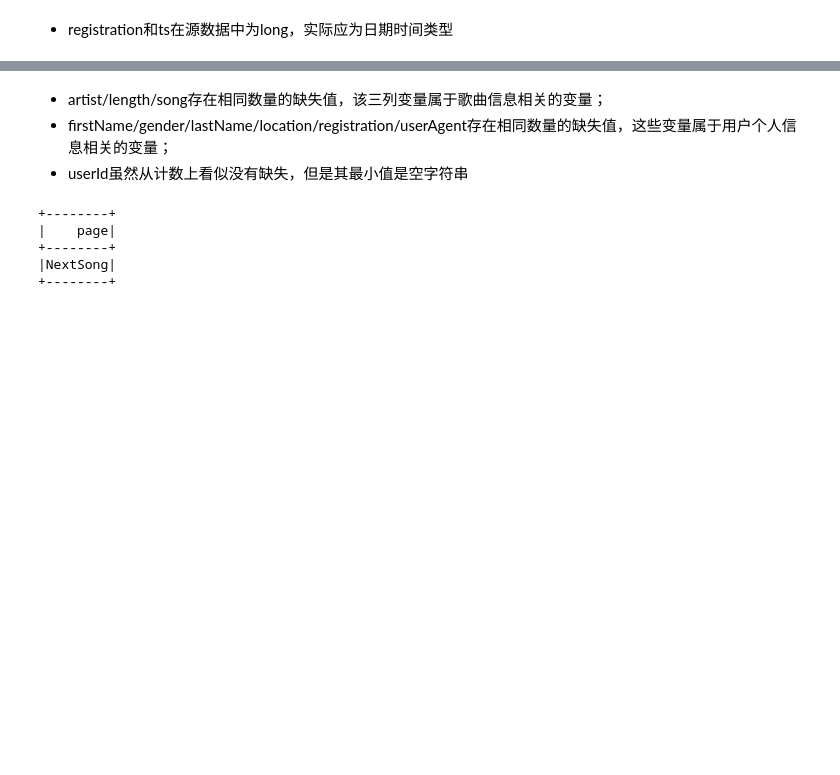
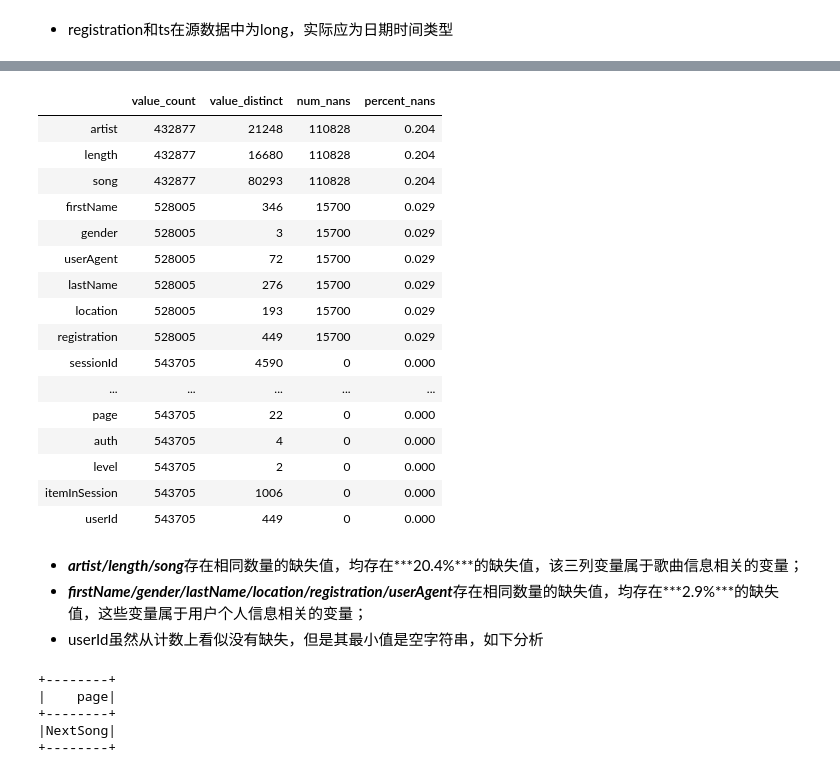
Before and after one commit to NovelAn/Sparkify, a Jupyter notebook: Sparkify-zh.ipynb, the cells around one changed output, grey strips where cells are left out. Drawn from its saved outputs; the diff is of its cells as text; code cells hidden in the pictures; blank space fills up the shorter version.

```diff
--- a/Sparkify-zh.ipynb
+++ b/Sparkify-zh.ipynb
@@ -127,7 +118,39 @@ df_descirbe.toPandas()
+# %%
+# 检查各个特征的描述性数值
+def build_feat_info(df):
+    return pd.DataFrame(data={
+        "value_count":[df[x].count() for x in df.columns],
+        "value_distinct":[df[x].unique().shape[0] for x in df.columns],
+        "num_nans":[df[x].isnull().sum() for x in df.columns],
+        "percent_nans":[round((df[x].isnull().sum())/(df[x].shape[0]),3) for x in df.columns]
+    },index=df.columns)
+
+data_df = df.toPandas()
+feat_info = build_feat_info(data_df)
+# %%
+feat_info.sort_values('percent_nans', axis=0, ascending=False)
+# %% [output]
+|  | value_count | value_distinct | num_nans | percent_nans |
+| artist | 432877 | 21248 | 110828 | 0.204 |
+| length | 432877 | 16680 | 110828 | 0.204 |
+| song | 432877 | 80293 | 110828 | 0.204 |
+| firstName | 528005 | 346 | 15700 | 0.029 |
+| gender | 528005 | 3 | 15700 | 0.029 |
+| userAgent | 528005 | 72 | 15700 | 0.029 |
+| lastName | 528005 | 276 | 15700 | 0.029 |
+| location | 528005 | 193 | 15700 | 0.029 |
+| registration | 528005 | 449 | 15700 | 0.029 |
+| sessionId | 543705 | 4590 | 0 | 0.000 |
+| ... | ... | ... | ... | ... |
+| page | 543705 | 22 | 0 | 0.000 |
+| auth | 543705 | 4 | 0 | 0.000 |
+| level | 543705 | 2 | 0 | 0.000 |
+| itemInSession | 543705 | 1006 | 0 | 0.000 |
+| userId | 543705 | 449 | 0 | 0.000 |
 # %% [markdown]
-- artist/length/song存在相同数量的缺失值，该三列变量属于歌曲信息相关的变量；
-- firstName/gender/lastName/location/registration/userAgent存在相同数量的缺失值，这些变量属于用户个人信息相关的变量；
-- userId虽然从计数上看似没有缺失，但是其最小值是空字符串
+- ***artist/length/song***存在相同数量的缺失值，均存在***20.4%***的缺失值，该三列变量属于歌曲信息相关的变量；
+- ***firstName/gender/lastName/location/registration/userAgent***存在相同数量的缺失值，均存在***2.9%***的缺失值，这些变量属于用户个人信息相关的变量；
+- userId虽然从计数上看似没有缺失，但是其最小值是空字符串，如下分析
 # %%
 # 观察歌曲相关信息缺失的数据，这里选择歌手变量
 user_info_null = df.filter(func.isnull(df.artist))
```
Also changed, not shown: parts of 23 cells of this notebook, 1 other file.
